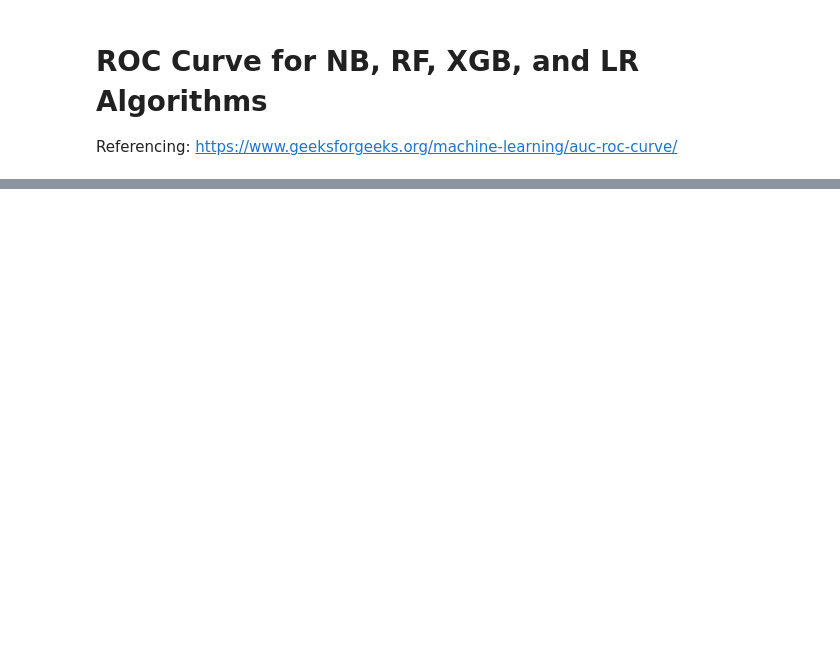
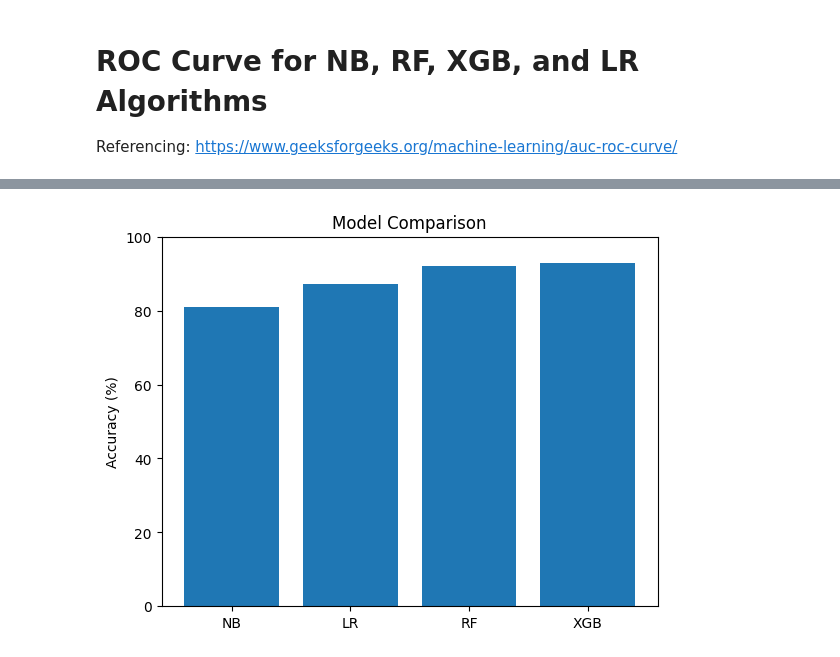
Before and after one commit to tarto-bianco/ML-Blockchain-Fraud-Detection-Algorithms, a Jupyter notebook: ML_algo_trust_chain.ipynb, the cells around one changed output, grey strips where cells are left out. Cells and saved outputs as stored; diff of their text form; code cells hidden in the pictures; blank space fills up the shorter version.

Commit message:
Added Accuracy Comparison Visualizations

```diff
--- a/ML_algo_trust_chain.ipynb
+++ b/ML_algo_trust_chain.ipynb
@@ -328,0 +329,11 @@ NB Accuracy: 81.30%
+# %%
+models = ['NB', 'LR', 'RF', 'XGB']
+accuracies = [accuracy * 100, acc, rf_accuracy * 100, XGBaccuracy * 100]
+
+plt.bar(models, accuracies)
+plt.ylabel('Accuracy (%)')
+plt.title('Model Comparison')
+plt.ylim(0, 100)
+plt.show()
+# %% [output]
+[figure, added]
```
Also changed, not shown: parts of 14 cells of this notebook.
